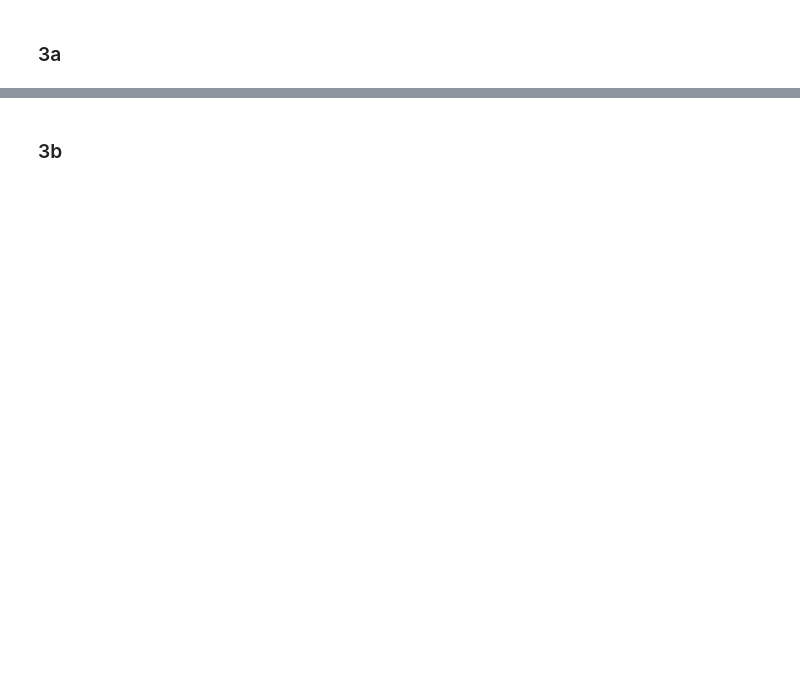
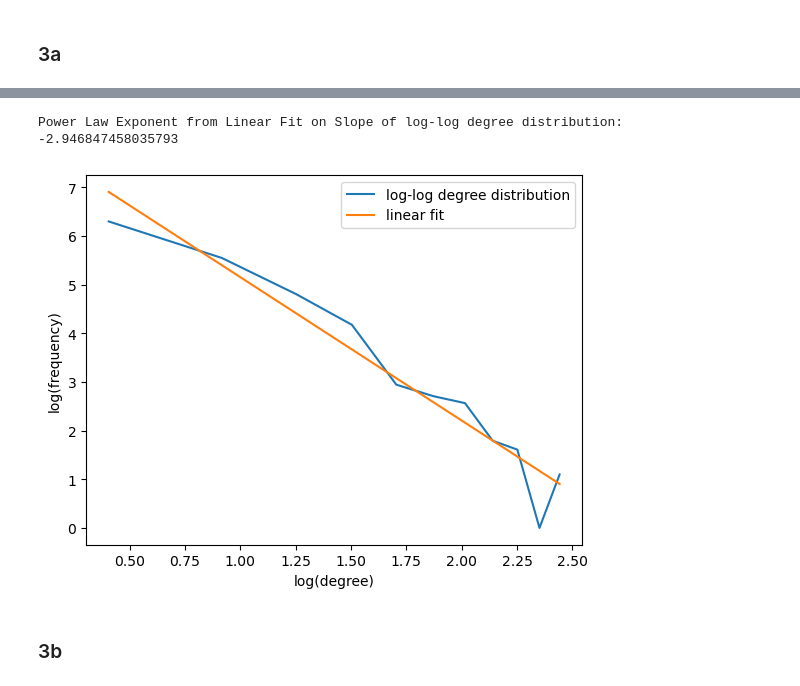
Before and after one commit to hershey890/ece232e, a Jupyter notebook: project_1.ipynb, the cells around one changed output, grey strips where cells are left out. Cells and saved outputs as stored; diff of their text form; code cells hidden in the pictures; blank space fills up the shorter version.

```diff
--- a/project_1.ipynb
+++ b/project_1.ipynb
@@ -414,2 +407,15 @@ N = 39, mean +- sd: 26.9231 +- 16.6660
+# %%
+log_bins = np.log(bins[:-1][n != 0] + 0.5)
+log_n = np.log(n[n != 0])
+X = np.linalg.lstsq(np.vstack([log_bins, np.ones(len(log_bins))]).T, log_n, rcond=None)[0]
+plt.plot(log_bins, log_n, label='log-log degree distribution')
+plt.plot(log_bins, X[0]*log_bins + X[1], label='linear fit')
+plt.legend()
+plt.xlabel('log(degree)')
+plt.ylabel('log(frequency)')
+print('Power Law Exponent from Linear Fit on Slope of log-log degree distribution:', X[0])
+# %% [output]
+Power Law Exponent from Linear Fit on Slope of log-log degree distribution: -2.946847458035793
+[figure, added]
 # %% [markdown]
 ### 3b
```
Also changed, not shown: parts of 13 cells of this notebook.
